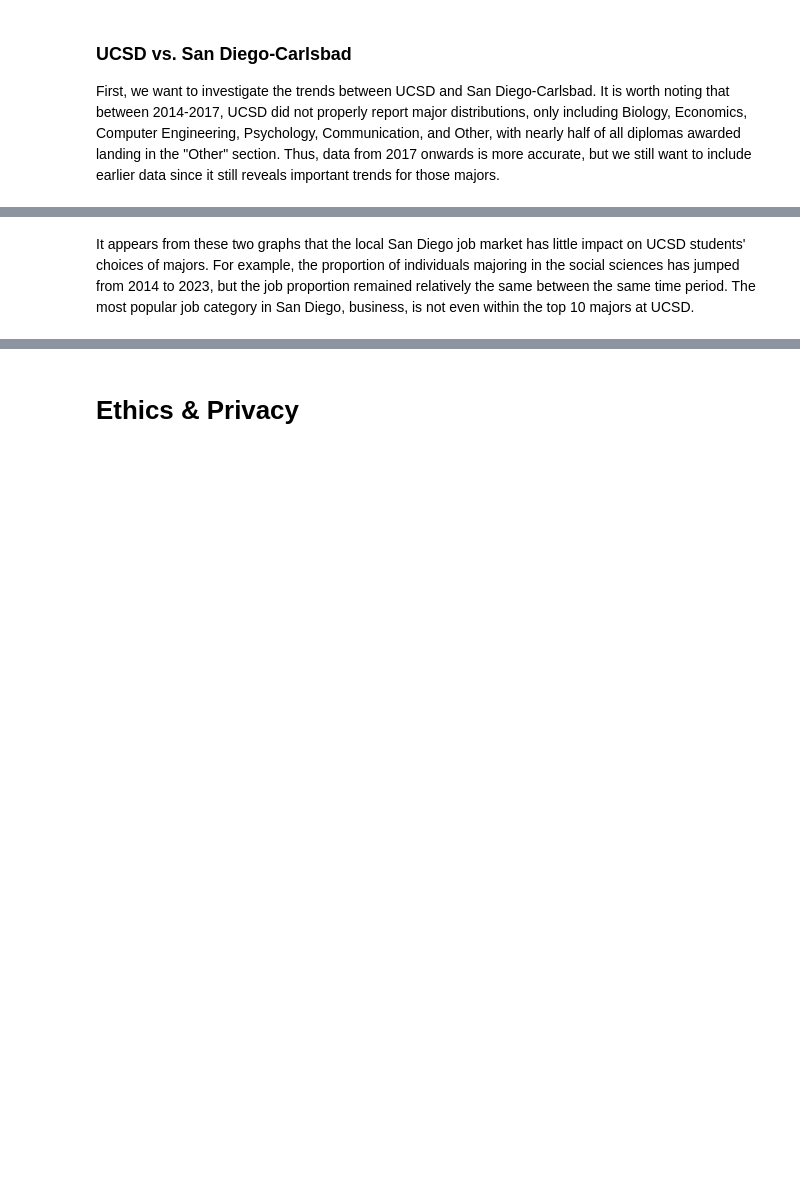
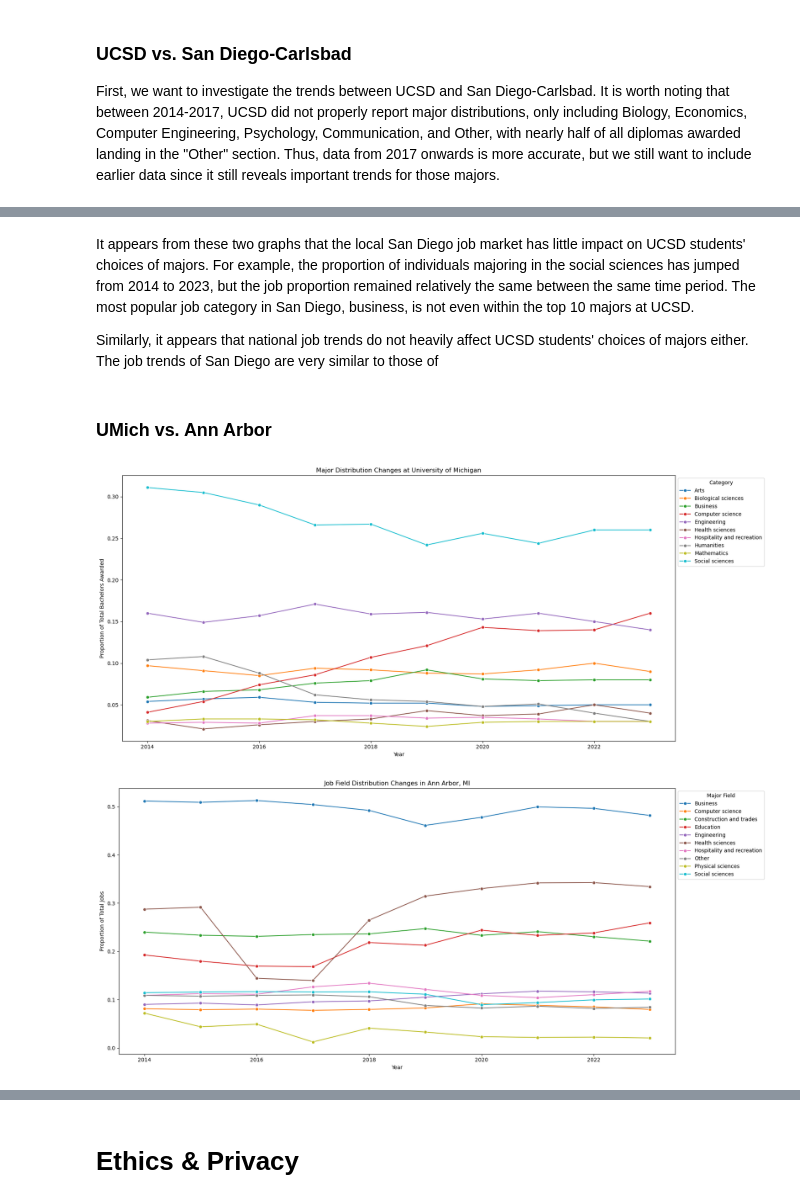
Before and after one commit to michaelhe999/COGS-108-Project, a Jupyter notebook: FinalProject_Group109-FA24.ipynb, the cells around one changed output, grey strips where cells are left out. Drawn from its saved outputs; the diff is of its cells as text; code cells hidden in the pictures; blank space fills up the shorter version.

```diff
--- a/FinalProject_Group109-FA24.ipynb
+++ b/FinalProject_Group109-FA24.ipynb
@@ -1092,2 +1106,12 @@ plt.tight_layout()
 # %% [markdown]
 It appears from these two graphs that the local San Diego job market has little impact on UCSD students' choices of majors. For example, the proportion of individuals majoring in the social sciences has jumped from 2014 to 2023, but the job proportion remained relatively the same between the same time period. The most popular job category in San Diego, business, is not even within the top 10 majors at UCSD.
+
+Similarly, it appears that national job trends do not heavily affect UCSD students' choices of majors either. The job trends of San Diego are very similar to those of
+# %% [markdown]
+### UMich vs. Ann Arbor
+# %%
+college_graph('umich', 'University of Michigan')
+job_graph('Ann Arbor, MI', 'Ann Arbor, MI')
+# %% [output]
+[figure, added]
+[figure, added]
```
Also changed, not shown: parts of 20 cells of this notebook.
